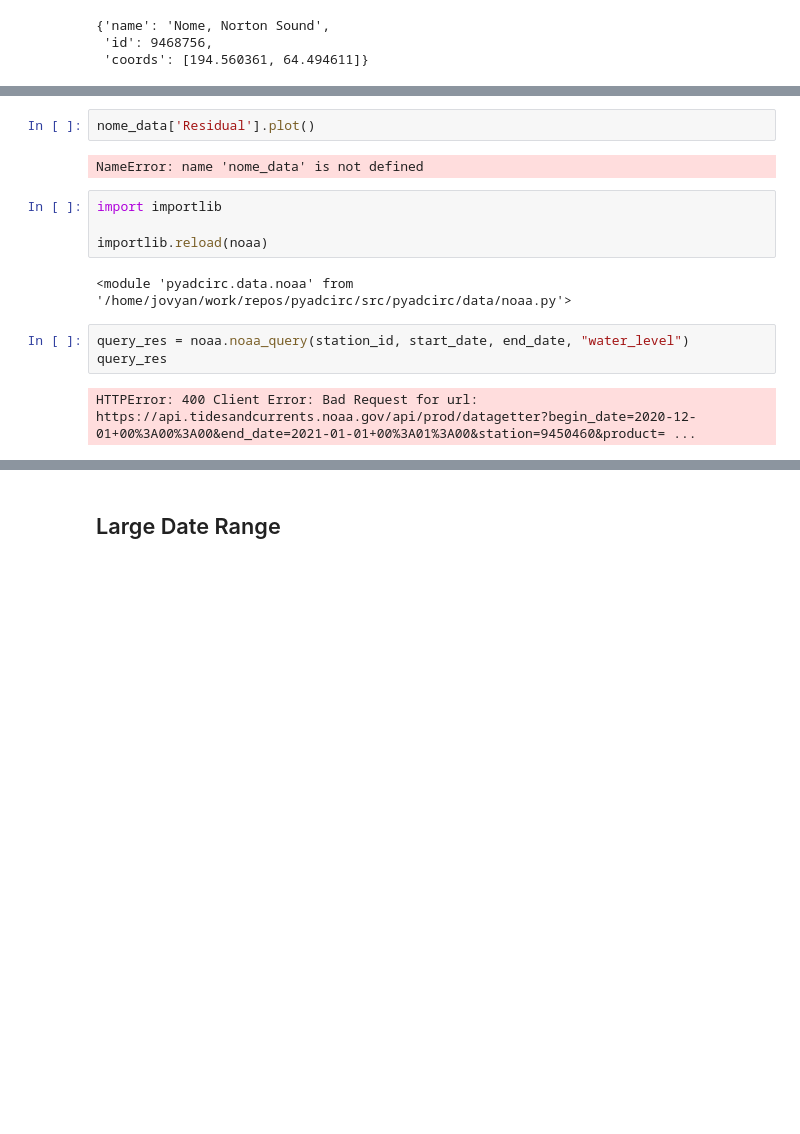
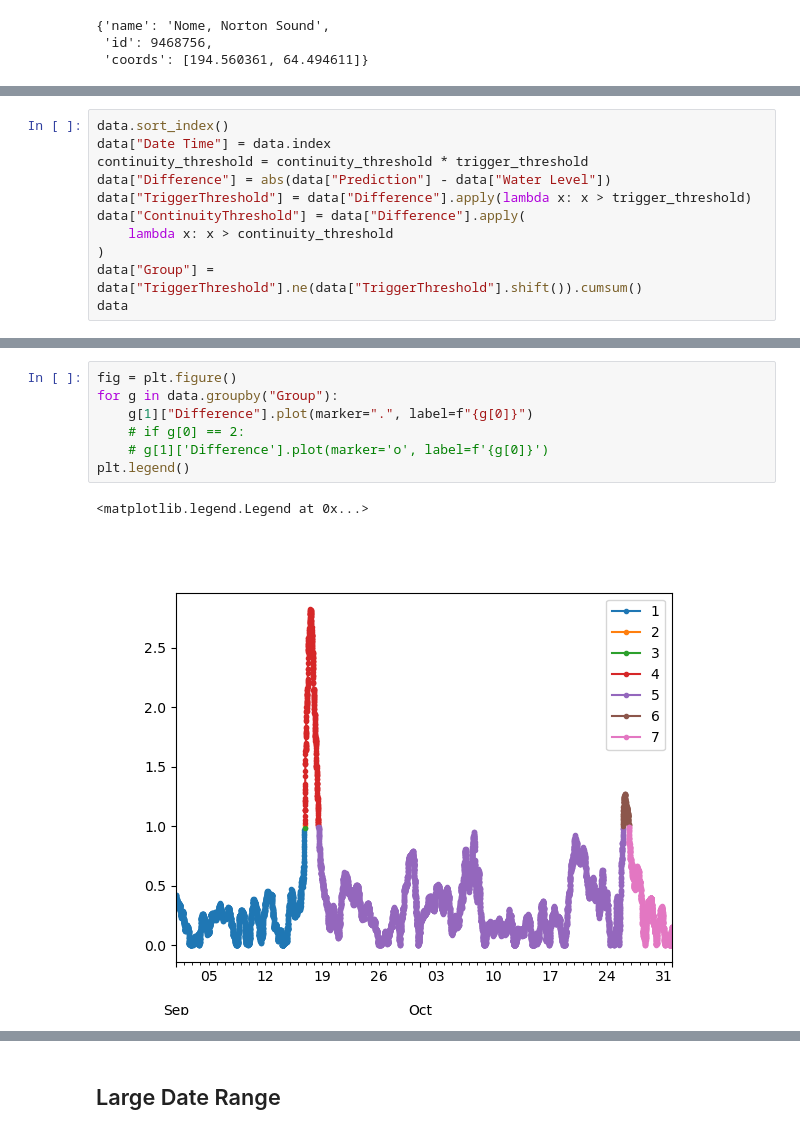
Before and after one commit to UT-CHG/pyadcirc, a Jupyter notebook: notebooks/NOAA_Scrape_Data.ipynb, the cells around one changed output, grey strips where cells are left out. Cells and saved outputs as stored; diff of their text form; blank space fills up the shorter version.

```diff
--- a/notebooks/NOAA_Scrape_Data.ipynb
+++ b/notebooks/NOAA_Scrape_Data.ipynb
@@ -113,0 +175,11 @@ data
+# %%
+data.sort_index()
+data["Date Time"] = data.index
+continuity_threshold = continuity_threshold * trigger_threshold
+data["Difference"] = abs(data["Prediction"] - data["Water Level"])
+data["TriggerThreshold"] = data["Difference"].apply(lambda x: x > trigger_threshold)
+data["ContinuityThreshold"] = data["Difference"].apply(
+    lambda x: x > continuity_threshold
+)
+data["Group"] = data["TriggerThreshold"].ne(data["TriggerThreshold"].shift()).cumsum()
+data
@@ -114,15 +201,10 @@ data
 # %%
-nome_data['Residual'].plot()
+fig = plt.figure()
+for g in data.groupby("Group"):
+    g[1]["Difference"].plot(marker=".", label=f"{g[0]}")
+    # if g[0] == 2:
+    # g[1]['Difference'].plot(marker='o', label=f'{g[0]}')
+plt.legend()
 # %% [output]
-NameError: name 'nome_data' is not defined
+<matplotlib.legend.Legend at 0x...>
+[figure, added]
-# %%
-import importlib
-
-importlib.reload(noaa)
-# %% [output]
-<module 'pyadcirc.data.noaa' from '/home/jovyan/work/repos/pyadcirc/src/pyadcirc/data/noaa.py'>
-# %%
-query_res = noaa.noaa_query(station_id, start_date, end_date, "water_level")
-query_res
-# %% [output]
-HTTPError: 400 Client Error: Bad Request for url: https://api.tidesandcurrents.noaa.gov/api/prod/datagetter?begin_date=2020-12-01+00%3A00%3A00&end_date=2021-01-01+00%3A01%3A00&station=9450460&product= ...
```
Also changed, not shown: parts of 77 cells of this notebook, 5 other files.
